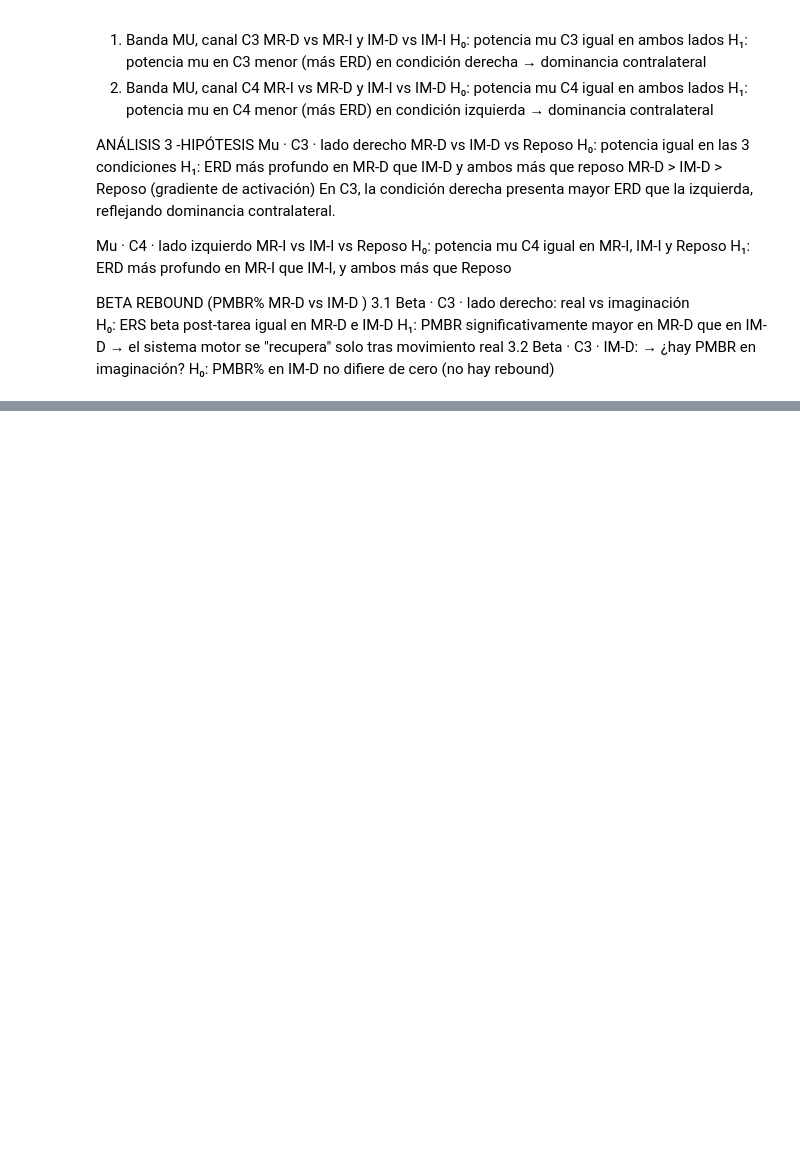
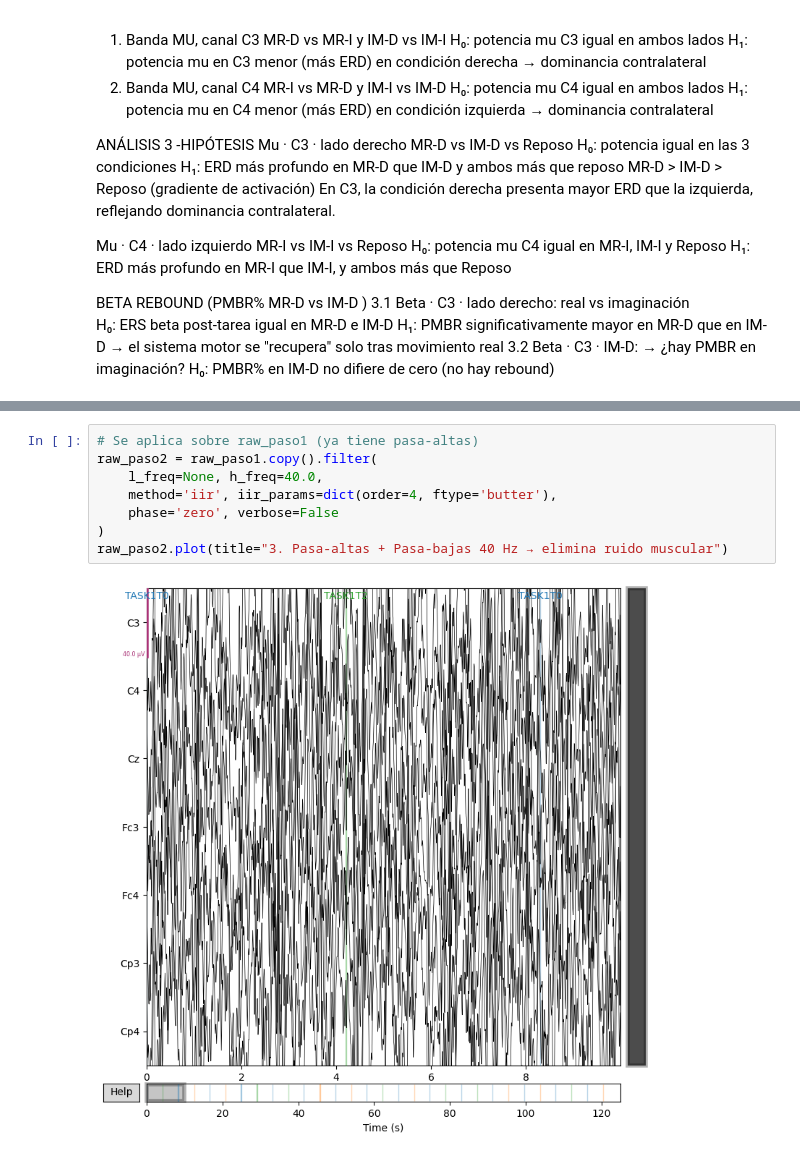
Before and after one commit to luciestrada/Proyecto1_biosenales_LucianaAcevedo_LucianaEstrada, a Jupyter notebook: Proyecto1.ipynb, the cells around one changed output, grey strips where cells are left out. Cells and saved outputs as stored; diff of their text form; blank space fills up the shorter version.

```diff
--- a/Proyecto1.ipynb
+++ b/Proyecto1.ipynb
@@ -368,0 +536,10 @@ H₀: PMBR% en IM-D no difiere de cero (no hay rebound)
+# %%
+# Se aplica sobre raw_paso1 (ya tiene pasa-altas)
+raw_paso2 = raw_paso1.copy().filter(
+    l_freq=None, h_freq=40.0,
+    method='iir', iir_params=dict(order=4, ftype='butter'),
+    phase='zero', verbose=False
+)
+raw_paso2.plot(title="3. Pasa-altas + Pasa-bajas 40 Hz → elimina ruido muscular")
+# %% [output]
+[figure, added]
```
Also changed, not shown: parts of 10 cells of this notebook.
